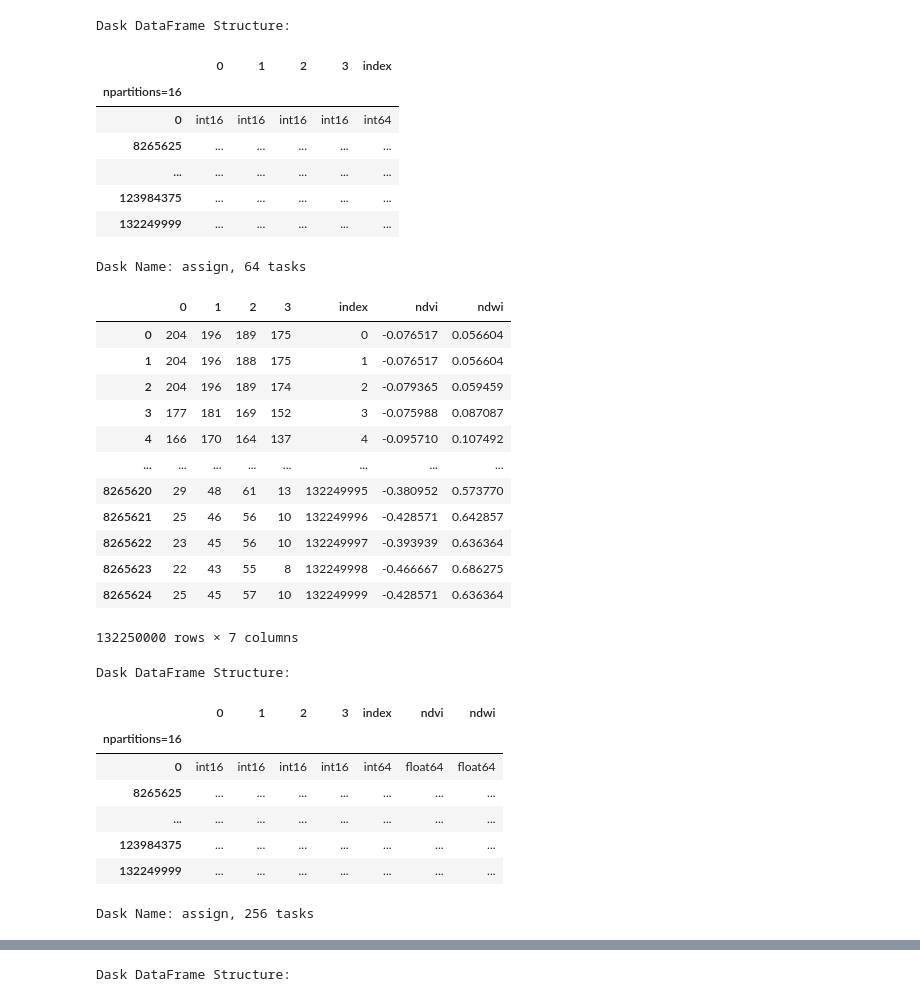
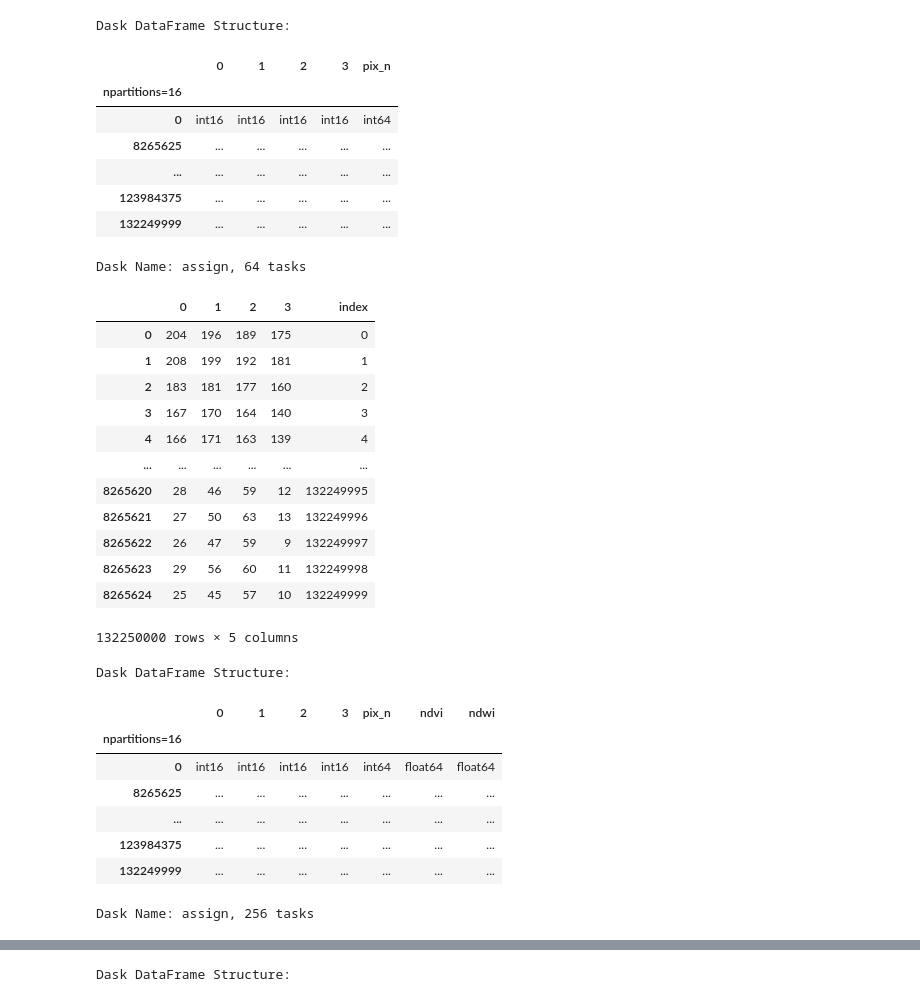
Before and after one commit to NCEAS/msai4earth-esa, a Jupyter notebook: iceplant_detection/using_dask_better_3.ipynb, the cells around one changed output, grey strips where cells are left out. Saved outputs shown, nothing was run; the diff lists cells and outputs as text; code cells hidden in the pictures.

```diff
--- a/iceplant_detection/using_dask_better_3.ipynb
+++ b/iceplant_detection/using_dask_better_3.ipynb
@@ -93,15 +81,15 @@ scale_factor :
 add_offset :
 0.0
 # %%
-pixels = daf.from_array(raster.stack(z=("x", "y")).drop_vars('z').T,
+pixels = daf.from_array(raster.stack(z=("y", "x")).drop_vars('z').T,
                       chunksize = int(x_n*y_n/n_workers))
 pixels = pixels.astype('int16')
 #pixels['index'] = da.from_array(np.arange(0,x_n*y_n))
-pixels['index'] = daf.from_array(np.arange(0,x_n*y_n), chunksize = int(x_n*y_n/n_workers))
+pixels['pix_n'] = daf.from_array(np.arange(0,x_n*y_n), chunksize = int(x_n*y_n/n_workers))
 pixels
 # %% [output]
 Dask DataFrame Structure:
-|  | 0 | 1 | 2 | 3 | index |
+|  | 0 | 1 | 2 | 3 | pix_n |
 | npartitions=16 |  |  |  |  |  |
 | 0 | int16 | int16 | int16 | int16 | int64 |
 | 8265625 | ... | ... | ... | ... | ... |
@@ -112,26 +100,26 @@ Dask Name: assign, 64 tasks
 # %%
 pixels.compute()
 # %% [output]
-|  | 0 | 1 | 2 | 3 | index | ndvi | ndwi |
-| 0 | 204 | 196 | 189 | 175 | 0 | -0.076517 | 0.056604 |
-| 1 | 204 | 196 | 188 | 175 | 1 | -0.076517 | 0.056604 |
-| 2 | 204 | 196 | 189 | 174 | 2 | -0.079365 | 0.059459 |
-| 3 | 177 | 181 | 169 | 152 | 3 | -0.075988 | 0.087087 |
-| 4 | 166 | 170 | 164 | 137 | 4 | -0.095710 | 0.107492 |
-| ... | ... | ... | ... | ... | ... | ... | ... |
-| 8265620 | 29 | 48 | 61 | 13 | 132249995 | -0.380952 | 0.573770 |
-| 8265621 | 25 | 46 | 56 | 10 | 132249996 | -0.428571 | 0.642857 |
-| 8265622 | 23 | 45 | 56 | 10 | 132249997 | -0.393939 | 0.636364 |
-| 8265623 | 22 | 43 | 55 | 8 | 132249998 | -0.466667 | 0.686275 |
-| 8265624 | 25 | 45 | 57 | 10 | 132249999 | -0.428571 | 0.636364 |
+|  | 0 | 1 | 2 | 3 | index |
+| 0 | 204 | 196 | 189 | 175 | 0 |
+| 1 | 208 | 199 | 192 | 181 | 1 |
+| 2 | 183 | 181 | 177 | 160 | 2 |
+| 3 | 167 | 170 | 164 | 140 | 3 |
+| 4 | 166 | 171 | 163 | 139 | 4 |
+| ... | ... | ... | ... | ... | ... |
+| 8265620 | 28 | 46 | 59 | 12 | 132249995 |
+| 8265621 | 27 | 50 | 63 | 13 | 132249996 |
+| 8265622 | 26 | 47 | 59 | 9 | 132249997 |
+| 8265623 | 29 | 56 | 60 | 11 | 132249998 |
+| 8265624 | 25 | 45 | 57 | 10 | 132249999 |
-132250000 rows × 7 columns
+132250000 rows × 5 columns
 # %%
 pixels['ndvi'] = (pixels[3] - pixels[0])/(pixels[3] + pixels[0])
 pixels['ndwi'] = (pixels[1] - pixels[3])/(pixels[1] + pixels[3])
 pixels
 # %% [output]
 Dask DataFrame Structure:
-|  | 0 | 1 | 2 | 3 | index | ndvi | ndwi |
+|  | 0 | 1 | 2 | 3 | pix_n | ndvi | ndwi |
 | npartitions=16 |  |  |  |  |  |  |  |
 | 0 | int16 | int16 | int16 | int16 | int64 | float64 | float64 |
 | 8265625 | ... | ... | ... | ... | ... | ... | ... |
```
Also changed, not shown: parts of 17 cells of this notebook.
